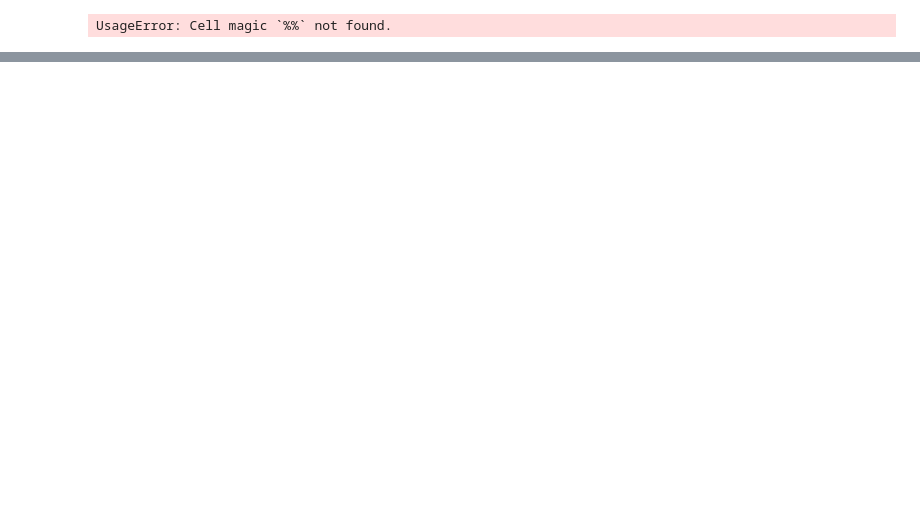
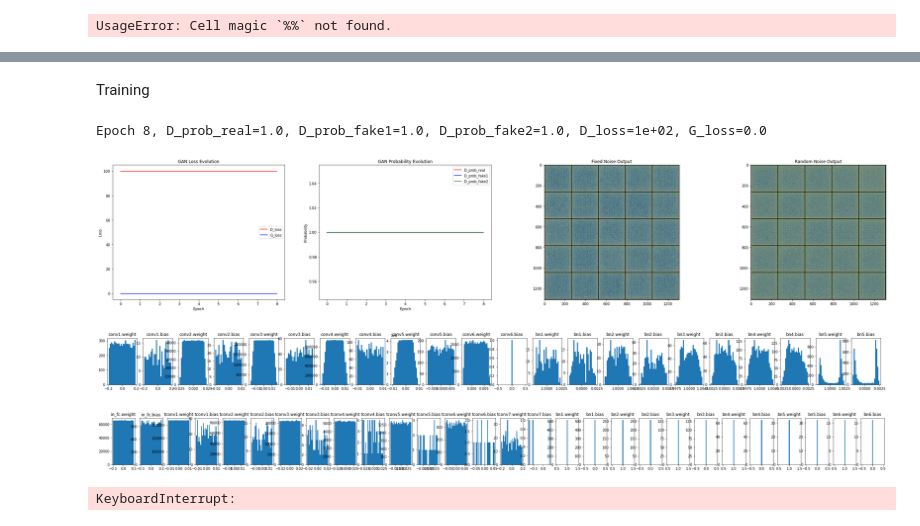
Before and after one commit to fusedbloxxer/deeplearning-gan-monet-painter, a Jupyter notebook: src/main.ipynb, the cells around one changed output, grey strips where cells are left out. Cells and saved outputs as stored; diff of their text form; code cells hidden in the pictures; blank space fills up the shorter version.

```diff
--- a/src/main.ipynb
+++ b/src/main.ipynb
@@ -289,0 +194,37 @@ DGProbs(epochs, prob_real, prob_fake, prob_fake_after_learn)
+# %%
+# The total amount of epochs to train for
+num_epochs = 100
+pretraining = 25
+epoch_size = 10
+
+# The number of steps the Discriminator trains per-cycle
+d_steps = 1
+
+# Create optimizers for each network
+optim_G = Adam(gan.G.parameters(), lr=1e-3)
+optim_D = Adam(gan.D.parameters(), lr=2e-4)
+optims = [optim_D, optim_G]
+
+# Clear the gradients of the networks
+optim_G.zero_grad()
+optim_D.zero_grad()
+
+# Define loss function
+loss_fn = torch.nn.BCELoss()
+# %% [markdown]
+Training
+# %%
+# Evaluate the same noise over time
+fixed_noise = torch.randn((25, noise_dim), device=device)
+
+# Train the GAN
+# with torch.autograd.detect_anomaly():
+train(num_epochs=num_epochs, epoch_size=epoch_size, d_steps=d_steps, gan=gan,
+      loss_fn=loss_fn, device=device, fixed_noise=fixed_noise,
+      data_loader=data_loader, optims=optims, pretraining=pretraining)
+# %% [output]
+Epoch 8, D_prob_real=1.0, D_prob_fake1=1.0, D_prob_fake2=1.0, D_loss=1e+02, G_loss=0.0
+[figure, added]
+[figure, added]
+[figure, added]
+KeyboardInterrupt:
```
Also changed, not shown: parts of 20 cells of this notebook, 5 other files.
